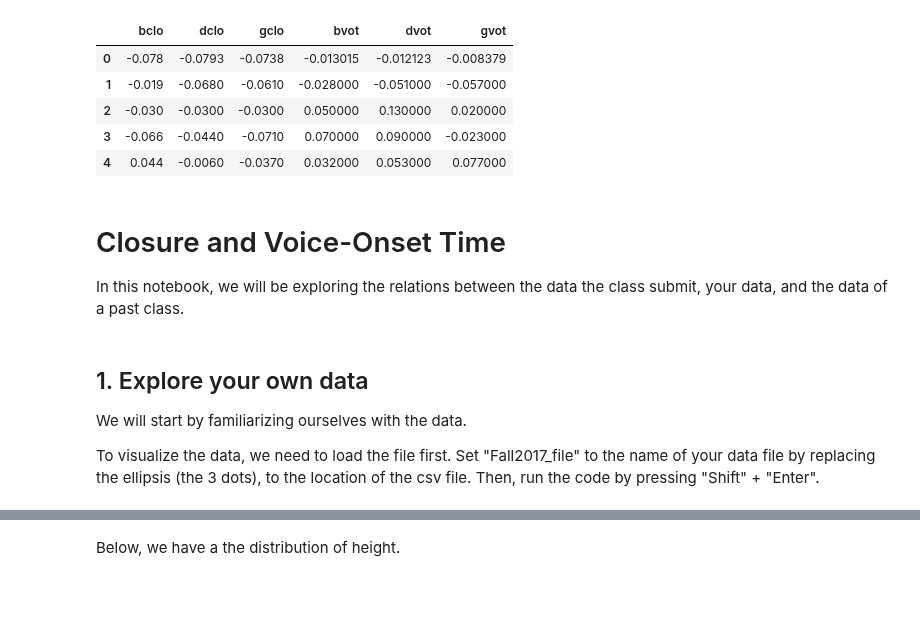
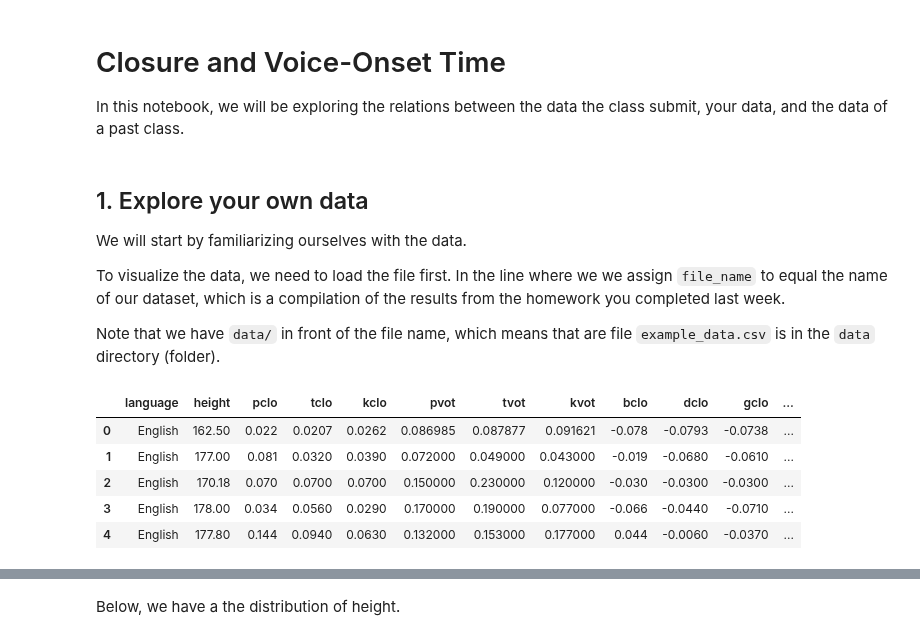
Before and after one commit to ds-modules/LINGUIS-110, a Jupyter notebook: vot_demo/Assignment.ipynb, the cells around one changed output, grey strips where cells are left out. Cells and saved outputs as stored; diff of their text form; code cells hidden in the pictures; blank space fills up the shorter version.

```diff
--- a/vot_demo/Assignment.ipynb
+++ b/vot_demo/Assignment.ipynb
@@ -23,12 +12,0 @@ init.head()
-# %%
-faked = pd.read_csv('data/vots.csv').drop(['gender', 'closure', 'vot', 'language', 'height'], axis=1)
-faked[faked.columns] -= .1
-faked.columns = ['bclo', 'dclo', 'gclo', 'bvot', 'dvot', 'gvot']
-faked.head()
-# %% [output]
-|  | bclo | dclo | gclo | bvot | dvot | gvot |
-| 0 | -0.078 | -0.0793 | -0.0738 | -0.013015 | -0.012123 | -0.008379 |
-| 1 | -0.019 | -0.0680 | -0.0610 | -0.028000 | -0.051000 | -0.057000 |
-| 2 | -0.030 | -0.0300 | -0.0300 | 0.050000 | 0.130000 | 0.020000 |
-| 3 | -0.066 | -0.0440 | -0.0710 | 0.070000 | 0.090000 | -0.023000 |
-| 4 | 0.044 | -0.0060 | -0.0370 | 0.032000 | 0.053000 | 0.077000 |
@@ -44,4 +18,6 @@ In this notebook, we will be exploring the relations between the data the class
 ## 1. Explore your own data
 We will start by familiarizing ourselves with the data.
 
-To visualize the data, we need to load the file first. Set "Fall2017_file" to the name of your data file by replacing the ellipsis (the 3 dots), to the location of the csv file. Then, run the code by pressing "Shift" + "Enter".
+To visualize the data, we need to load the file first. In the line where we we assign `file_name` to equal the name of our dataset, which is a compilation of the results from the homework you completed last week.
+
+Note that we have `data/` in front of the file name, which means that are file `example_data.csv` is in the `data` directory (folder).
@@ -52,0 +24,11 @@ fa17.head()
+# %%
+file_name = 'data/example_data.csv'
+data = pd.read_csv(file_name)
+data.head()
+# %% [output]
+|  | language | height | pclo | tclo | kclo | pvot | tvot | kvot | bclo | dclo | gclo | ... |
+| 0 | English | 162.50 | 0.022 | 0.0207 | 0.0262 | 0.086985 | 0.087877 | 0.091621 | -0.078 | -0.0793 | -0.0738 | ... |
+| 1 | English | 177.00 | 0.081 | 0.0320 | 0.0390 | 0.072000 | 0.049000 | 0.043000 | -0.019 | -0.0680 | -0.0610 | ... |
+| 2 | English | 170.18 | 0.070 | 0.0700 | 0.0700 | 0.150000 | 0.230000 | 0.120000 | -0.030 | -0.0300 | -0.0300 | ... |
+| 3 | English | 178.00 | 0.034 | 0.0560 | 0.0290 | 0.170000 | 0.190000 | 0.077000 | -0.066 | -0.0440 | -0.0710 | ... |
+| 4 | English | 177.80 | 0.144 | 0.0940 | 0.0630 | 0.132000 | 0.153000 | 0.177000 | 0.044 | -0.0060 | -0.0370 | ... |
```
Also changed, not shown: parts of 61 cells of this notebook.
